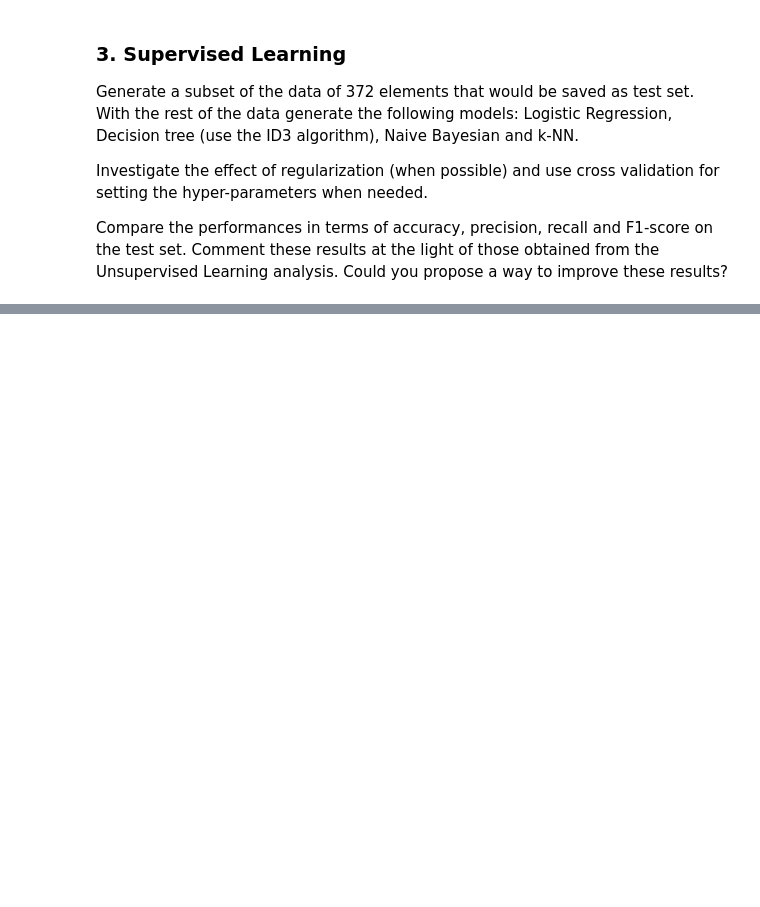
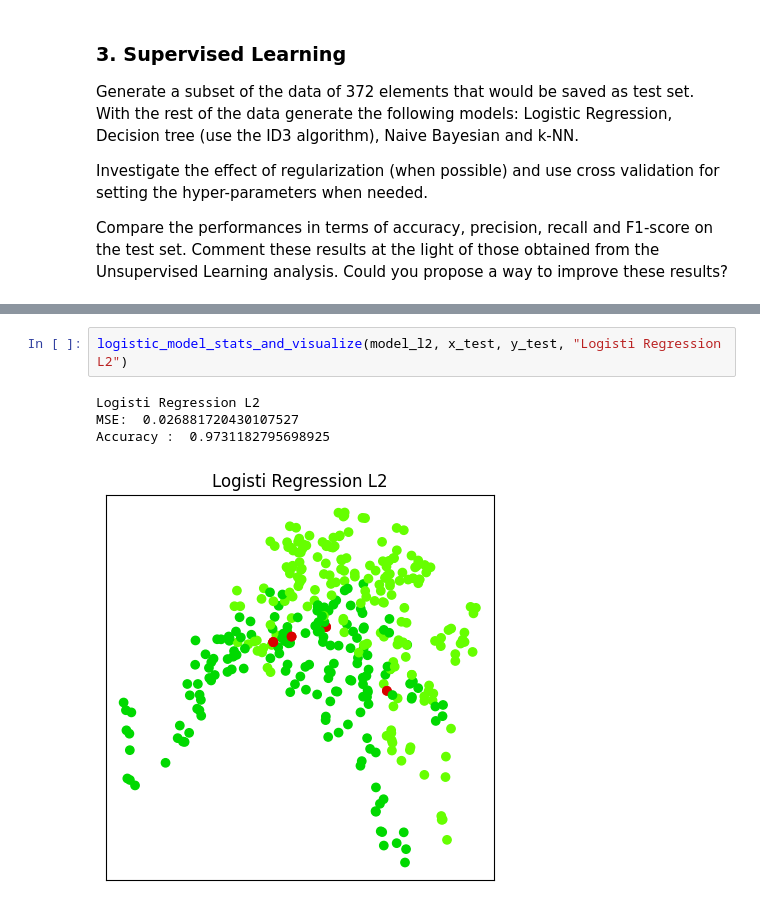
Before and after one commit to frekkoz3/Intro_to_ML_24-25, a Jupyter notebook: challenges/challenge 1/challenge-one.ipynb, the cells around one changed output, grey strips where cells are left out. Saved outputs shown, nothing was run; the diff lists cells and outputs as text; blank space fills up the shorter version.

```diff
--- a/challenges/challenge 1/challenge-one.ipynb
+++ b/challenges/challenge 1/challenge-one.ipynb
@@ -308,0 +379,7 @@ Compare the performances in terms of accuracy, precision, recall and F1-score on
+# %%
+logistic_model_stats_and_visualize(model_l2, x_test, y_test, "Logisti Regression L2")
+# %% [output]
+Logisti Regression L2
+MSE:  0.026881720430107527
+Accuracy :  0.9731182795698925
+[figure, added]
```
Also changed, not shown: parts of 21 cells of this notebook.
